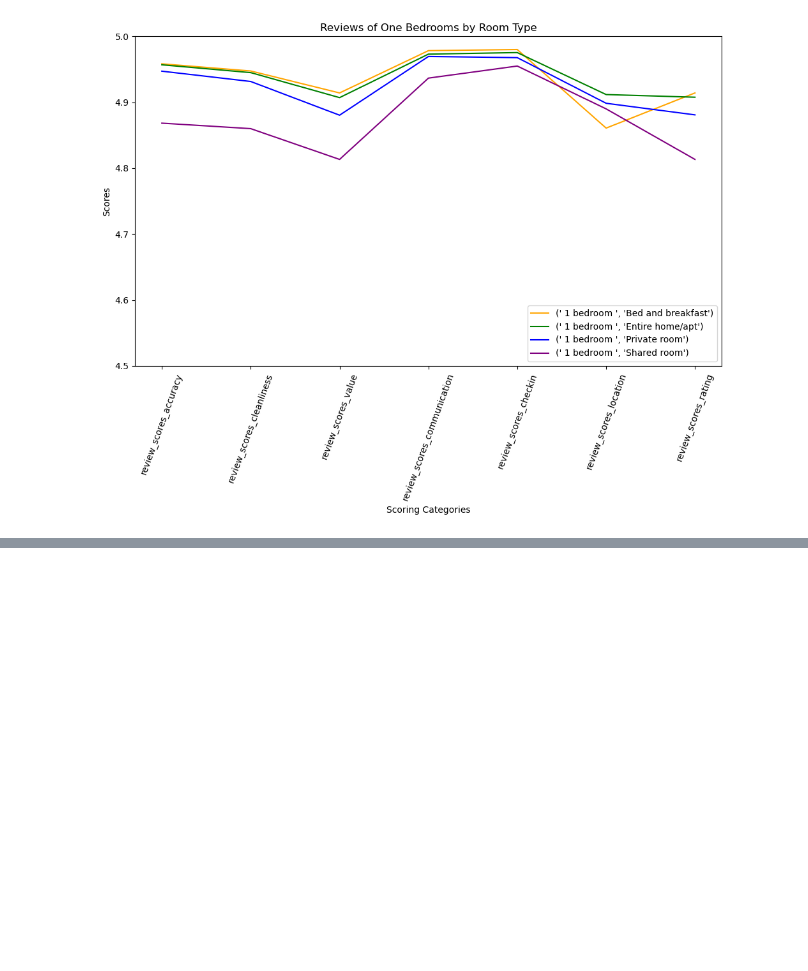
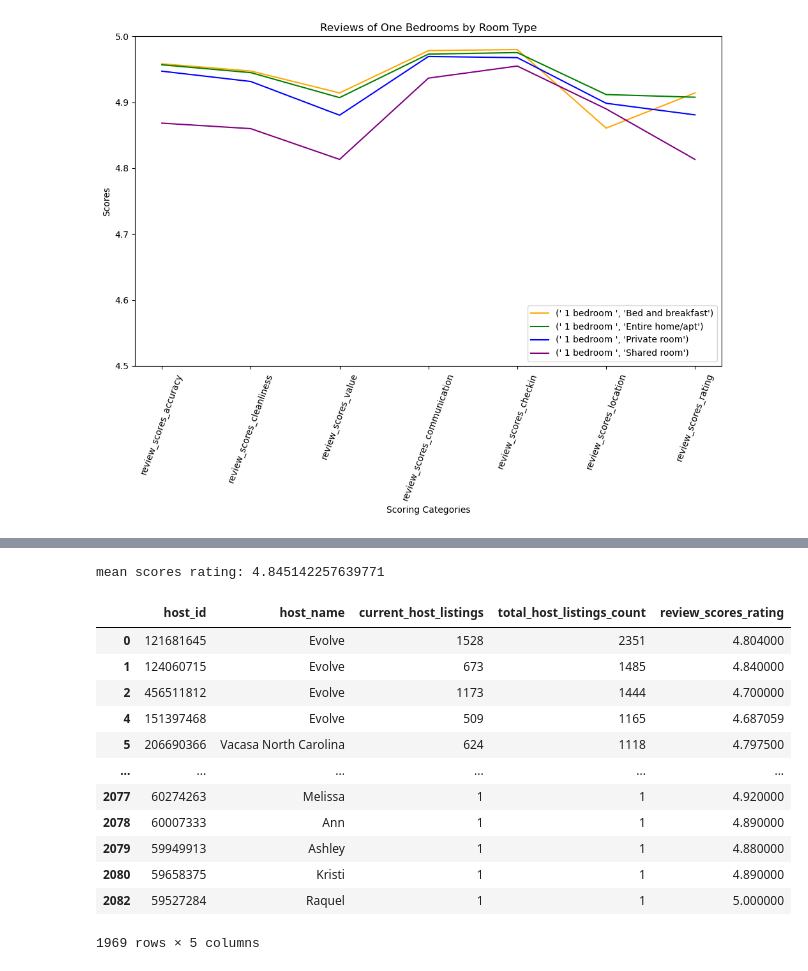
Before and after one commit to twmandel/Data-Project-1, a Jupyter notebook: Ashville_Analysis.ipynb, the cells around one changed output, grey strips where cells are left out. Drawn from its saved outputs; the diff is of its cells as text; code cells hidden in the pictures; blank space fills up the shorter version.

```diff
--- a/Ashville_Analysis.ipynb
+++ b/Ashville_Analysis.ipynb
@@ -683,0 +545,21 @@ TtestResult(statistic=888473887487339.9, pvalue=0.0, df=49.0)
+# %%
+# Dropped N/A values from Total Dataframe and Calculated average Review Rating for the Population
+
+host_ratings_dfs = host_ratings_dfs.dropna(subset=['review_scores_rating'])
+print("mean scores rating: " + str(host_ratings_dfs["review_scores_rating"].mean()))
+host_ratings_dfs
+# %% [output]
+mean scores rating: 4.845142257639771
+|  | host_id | host_name | current_host_listings | total_host_listings_count | review_scores_rating |
+| 0 | 121681645 | Evolve | 1528 | 2351 | 4.804000 |
+| 1 | 124060715 | Evolve | 673 | 1485 | 4.840000 |
+| 2 | 456511812 | Evolve | 1173 | 1444 | 4.700000 |
+| 4 | 151397468 | Evolve | 509 | 1165 | 4.687059 |
+| 5 | 206690366 | Vacasa North Carolina | 624 | 1118 | 4.797500 |
+| ... | ... | ... | ... | ... | ... |
+| 2077 | 60274263 | Melissa | 1 | 1 | 4.920000 |
+| 2078 | 60007333 | Ann | 1 | 1 | 4.890000 |
+| 2079 | 59949913 | Ashley | 1 | 1 | 4.880000 |
+| 2080 | 59658375 | Kristi | 1 | 1 | 4.890000 |
+| 2082 | 59527284 | Raquel | 1 | 1 | 5.000000 |
+1969 rows × 5 columns
```
Also changed, not shown: parts of 37 cells of this notebook, 3 other files.
